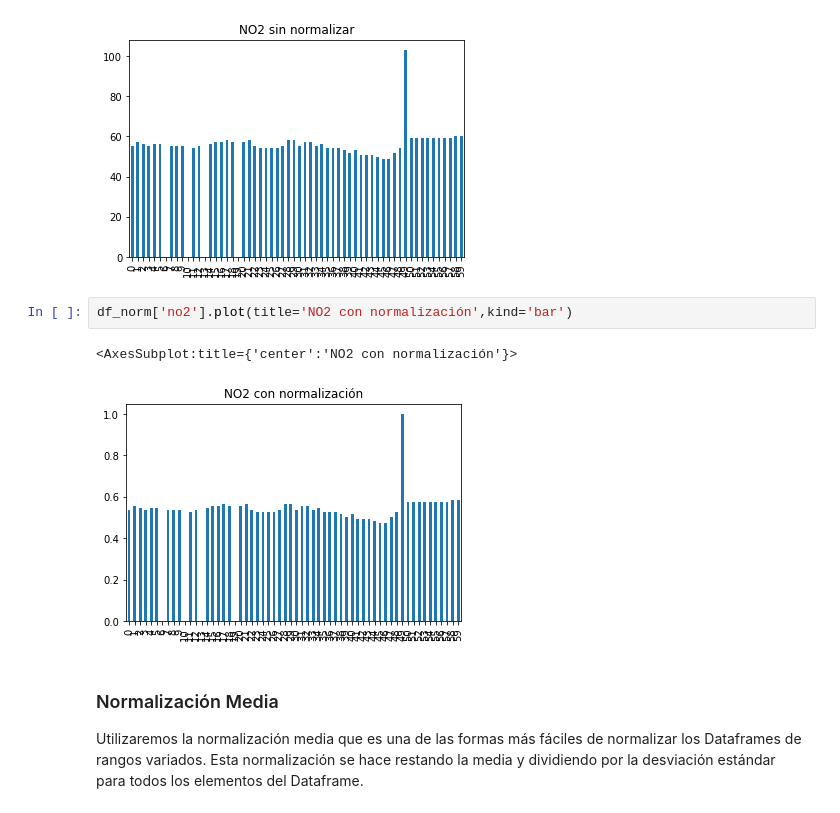
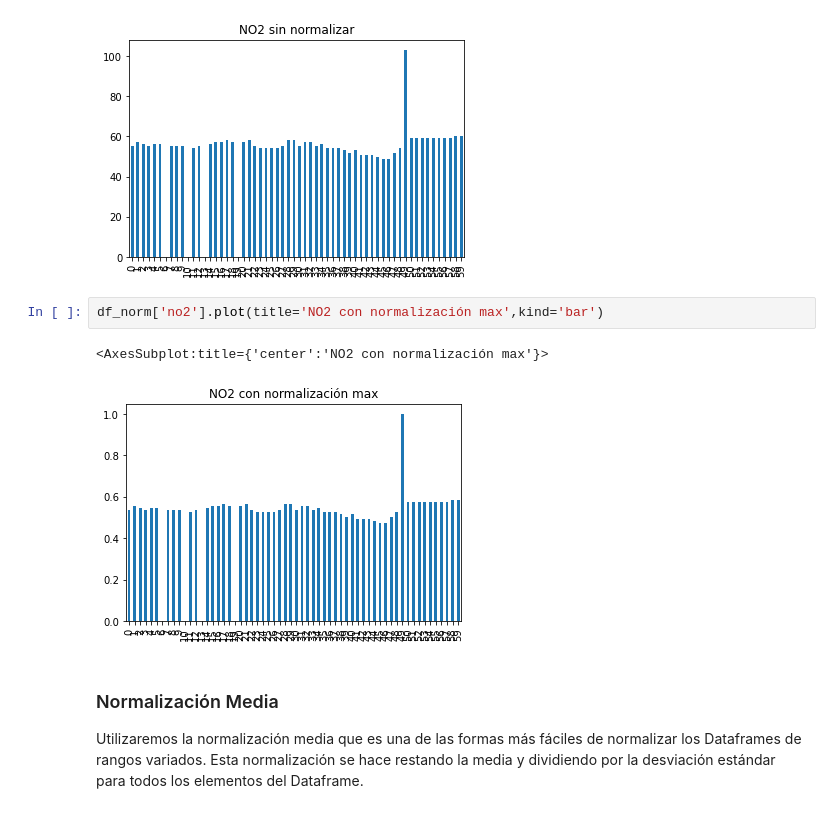
Before and after one commit to gaticavm9/Data-Wrangling, a Jupyter notebook: Main.ipynb, the cells around one changed output. Drawn from its saved outputs; the diff is of its cells as text.

```diff
--- a/Main.ipynb
+++ b/Main.ipynb
@@ -242,10 +250,10 @@ df['no2'].plot(title='NO2 sin normalizar',kind='bar')
 <AxesSubplot:title={'center':'NO2 sin normalizar'}>
 [figure]
 # %%
-df_norm['no2'].plot(title='NO2 con normalización',kind='bar')
+df_norm['no2'].plot(title='NO2 con normalización max',kind='bar')
 # %% [output]
-<AxesSubplot:title={'center':'NO2 con normalización'}>
+<AxesSubplot:title={'center':'NO2 con normalización max'}>
-[figure, old version]
+[figure, new version]
 # %% [markdown]
 ### Normalización Media
 Utilizaremos la normalización media que es una de las formas más fáciles de normalizar los Dataframes de rangos variados. Esta normalización se hace restando la media y dividiendo por la desviación estándar para todos los elementos del Dataframe.
```
Also changed, not shown: parts of 30 cells of this notebook, 4 other files.
